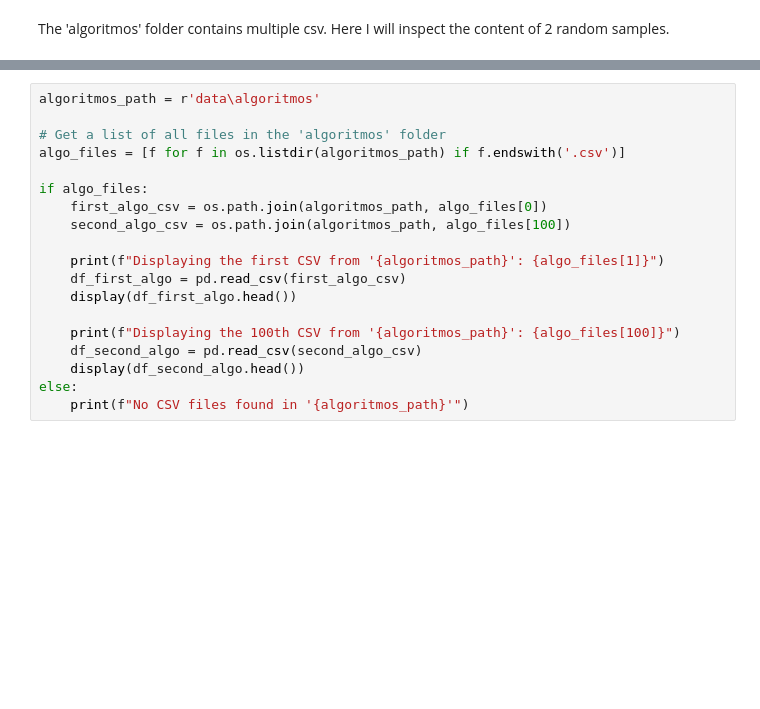
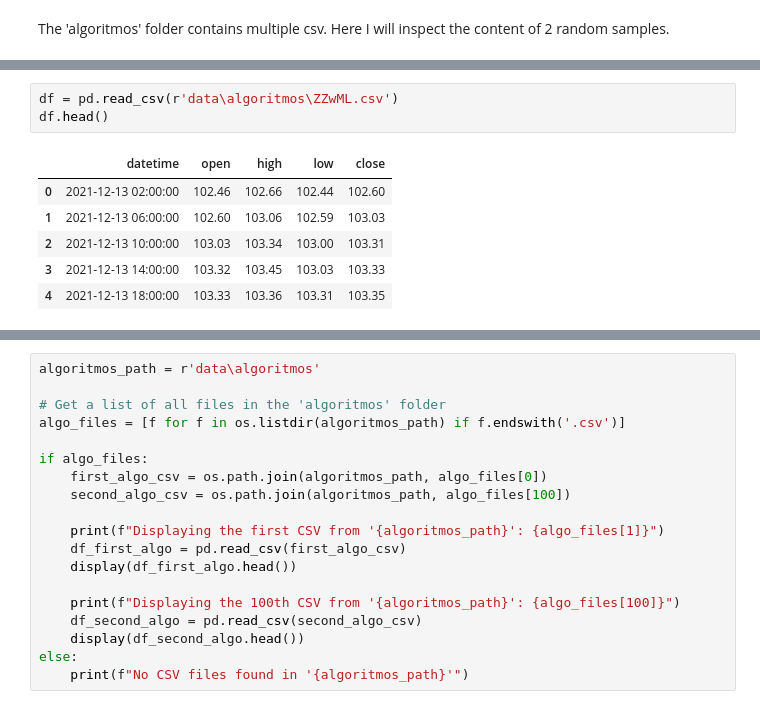
Before and after one commit to anruki/AthenAI_Competition, a Jupyter notebook: Data_Inspection.ipynb, the cells around one changed output, grey strips where cells are left out. Cells and saved outputs as stored; diff of their text form; blank space fills up the shorter version.

```diff
--- a/Data_Inspection.ipynb
+++ b/Data_Inspection.ipynb
@@ -316,0 +327,10 @@ The 'algoritmos' folder contains multiple csv. Here I will inspect the content o
+# %%
+df = pd.read_csv(r'data\algoritmos\ZZwML.csv')
+df.head()
+# %% [output]
+|  | datetime | open | high | low | close |
+| 0 | 2021-12-13 02:00:00 | 102.46 | 102.66 | 102.44 | 102.60 |
+| 1 | 2021-12-13 06:00:00 | 102.60 | 103.06 | 102.59 | 103.03 |
+| 2 | 2021-12-13 10:00:00 | 103.03 | 103.34 | 103.00 | 103.31 |
+| 3 | 2021-12-13 14:00:00 | 103.32 | 103.45 | 103.03 | 103.33 |
+| 4 | 2021-12-13 18:00:00 | 103.33 | 103.36 | 103.31 | 103.35 |
```
Also changed, not shown: parts of 4 cells of this notebook, 1 other file.
